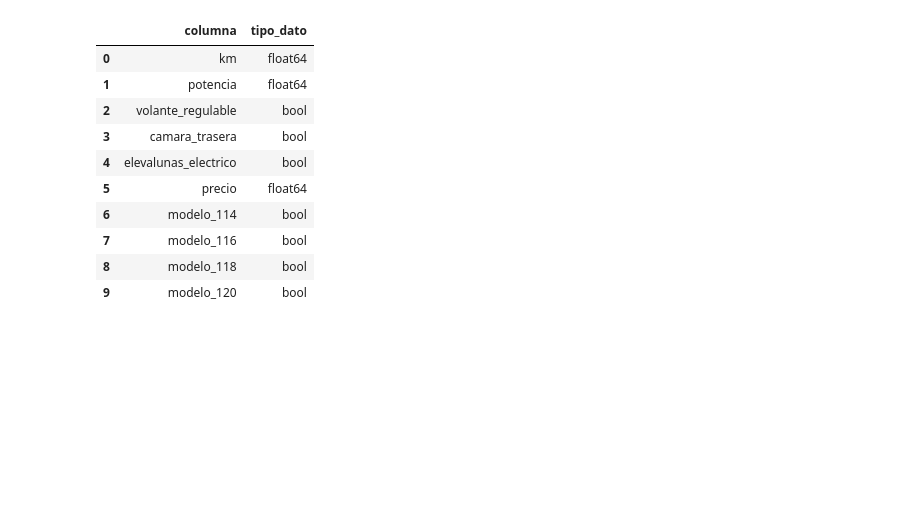
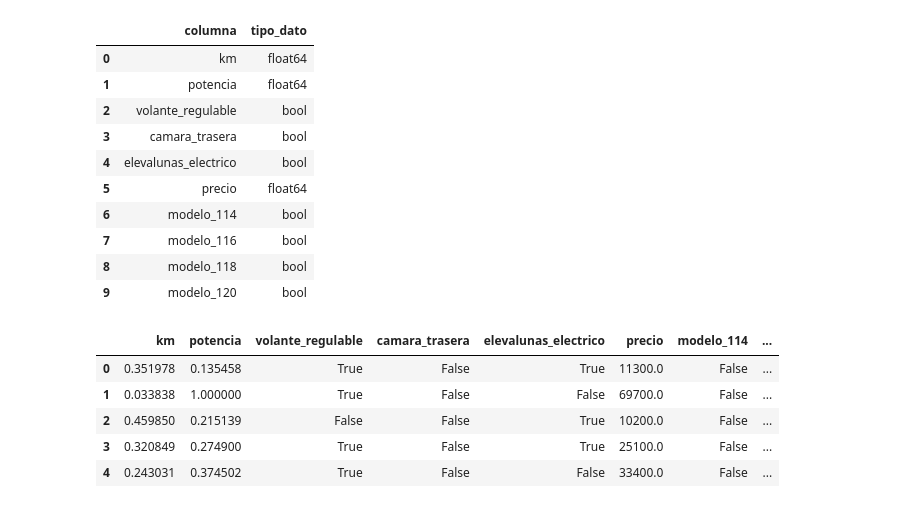
Before and after one commit to tvgtech/BMW_Proj, a Jupyter notebook: Pedro_BMW.ipynb, the cells around one changed output. Saved outputs shown, nothing was run; the diff lists cells and outputs as text; code cells hidden in the pictures; blank space fills up the shorter version.

```diff
--- a/Pedro_BMW.ipynb
+++ b/Pedro_BMW.ipynb
@@ -601,0 +602,11 @@ with pd.ExcelWriter('dataset/bmw_final.xlsx') as writer:
+# %%
+pd.set_option('display.max_columns', None)
+# %%
+bmw_final.head(5)
+# %% [output]
+|  | km | potencia | volante_regulable | camara_trasera | elevalunas_electrico | precio | modelo_114 | ... |
+| 0 | 0.351978 | 0.135458 | True | False | True | 11300.0 | False | ... |
+| 1 | 0.033838 | 1.000000 | True | False | False | 69700.0 | False | ... |
+| 2 | 0.459850 | 0.215139 | False | False | True | 10200.0 | False | ... |
+| 3 | 0.320849 | 0.274900 | True | False | True | 25100.0 | False | ... |
+| 4 | 0.243031 | 0.374502 | True | False | False | 33400.0 | False | ... |
```
Also changed, not shown: parts of 1 cell of this notebook, 1 other file.
